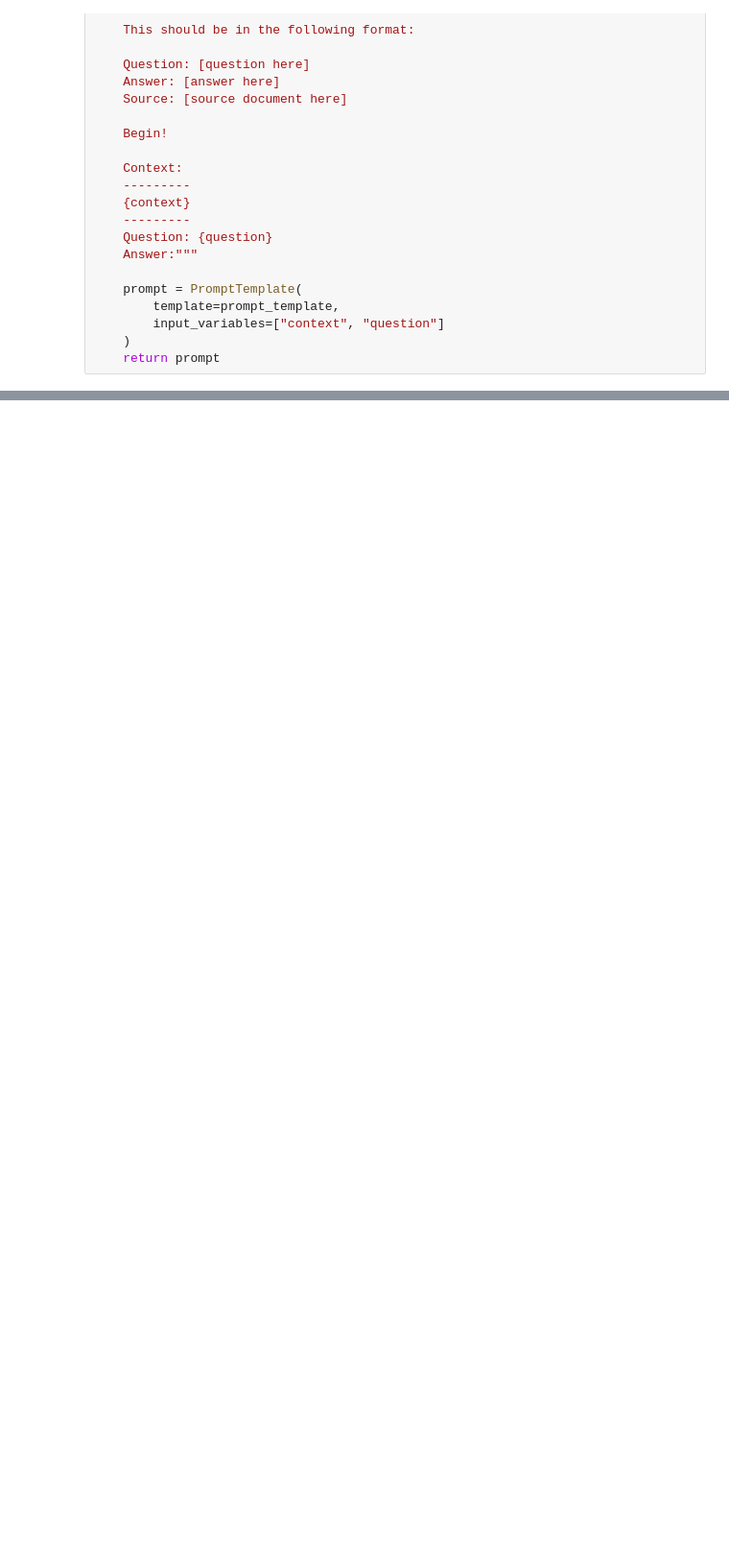
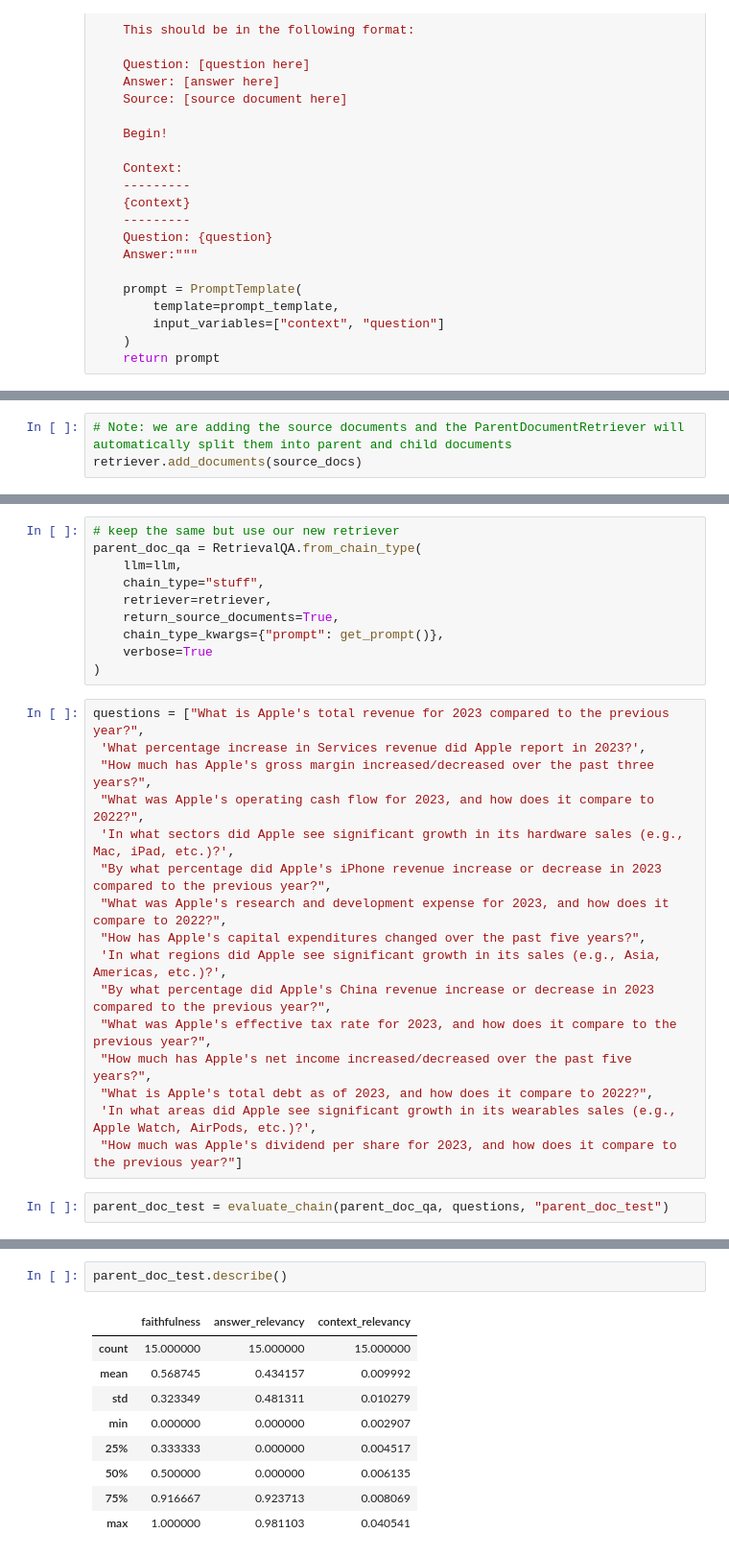
Before and after one commit to redisrouzbeh/financial-vss, a Jupyter notebook: multi_doc_RAG/06-evaluation.ipynb, the cells around one changed output, grey strips where cells are left out. Shown: that part at 96% size. Cells and saved outputs as stored; diff of their text form; blank space fills up the shorter version.

```diff
--- a/multi_doc_RAG/06-evaluation.ipynb
+++ b/multi_doc_RAG/06-evaluation.ipynb
@@ -712,0 +449,3 @@ parent_doc_dataset['contexts']
+# %%
+# Note: we are adding the source documents and the ParentDocumentRetriever will automatically split them into parent and child documents
+retriever.add_documents(source_docs)
@@ -712,0 +458,28 @@ parent_doc_dataset['contexts']
+# %%
+# keep the same but use our new retriever
+parent_doc_qa = RetrievalQA.from_chain_type(
+    llm=llm,
+    chain_type="stuff",
+    retriever=retriever,
+    return_source_documents=True,
+    chain_type_kwargs={"prompt": get_prompt()},
+    verbose=True
+)
+# %%
+questions = ["What is Apple's total revenue for 2023 compared to the previous year?",
+ 'What percentage increase in Services revenue did Apple report in 2023?',
+ "How much has Apple's gross margin increased/decreased over the past three years?",
+ "What was Apple's operating cash flow for 2023, and how does it compare to 2022?",
+ 'In what sectors did Apple see significant growth in its hardware sales (e.g., Mac, iPad, etc.)?',
+ "By what percentage did Apple's iPhone revenue increase or decrease in 2023 compared to the previous year?",
+ "What was Apple's research and development expense for 2023, and how does it compare to 2022?",
+ "How has Apple's capital expenditures changed over the past five years?",
+ 'In what regions did Apple see significant growth in its sales (e.g., Asia, Americas, etc.)?',
+ "By what percentage did Apple's China revenue increase or decrease in 2023 compared to the previous year?",
+ "What was Apple's effective tax rate for 2023, and how does it compare to the previous year?",
+ "How much has Apple's net income increased/decreased over the past five years?",
+ "What is Apple's total debt as of 2023, and how does it compare to 2022?",
+ 'In what areas did Apple see significant growth in its wearables sales (e.g., Apple Watch, AirPods, etc.)?',
+ "How much was Apple's dividend per share for 2023, and how does it compare to the previous year?"]
+# %%
+parent_doc_test = evaluate_chain(parent_doc_qa, questions, "parent_doc_test")
@@ -712,0 +504,12 @@ parent_doc_dataset['contexts']
+# %%
+parent_doc_test.describe()
+# %% [output]
+|  | faithfulness | answer_relevancy | context_relevancy |
+| count | 15.000000 | 15.000000 | 15.000000 |
+| mean | 0.568745 | 0.434157 | 0.009992 |
+| std | 0.323349 | 0.481311 | 0.010279 |
+| min | 0.000000 | 0.000000 | 0.002907 |
+| 25% | 0.333333 | 0.000000 | 0.004517 |
+| 50% | 0.500000 | 0.000000 | 0.006135 |
+| 75% | 0.916667 | 0.923713 | 0.008069 |
+| max | 1.000000 | 0.981103 | 0.040541 |
```
Also changed, not shown: parts of 86 cells of this notebook, 9 other files.
